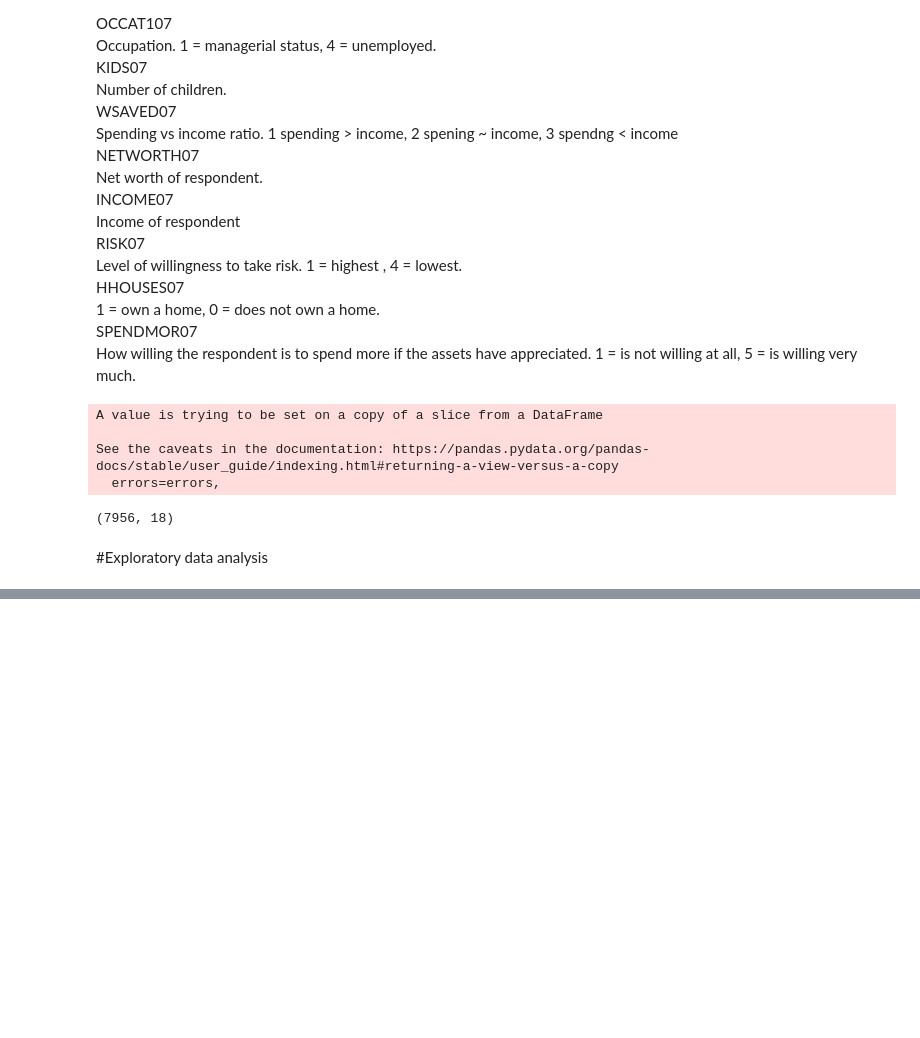
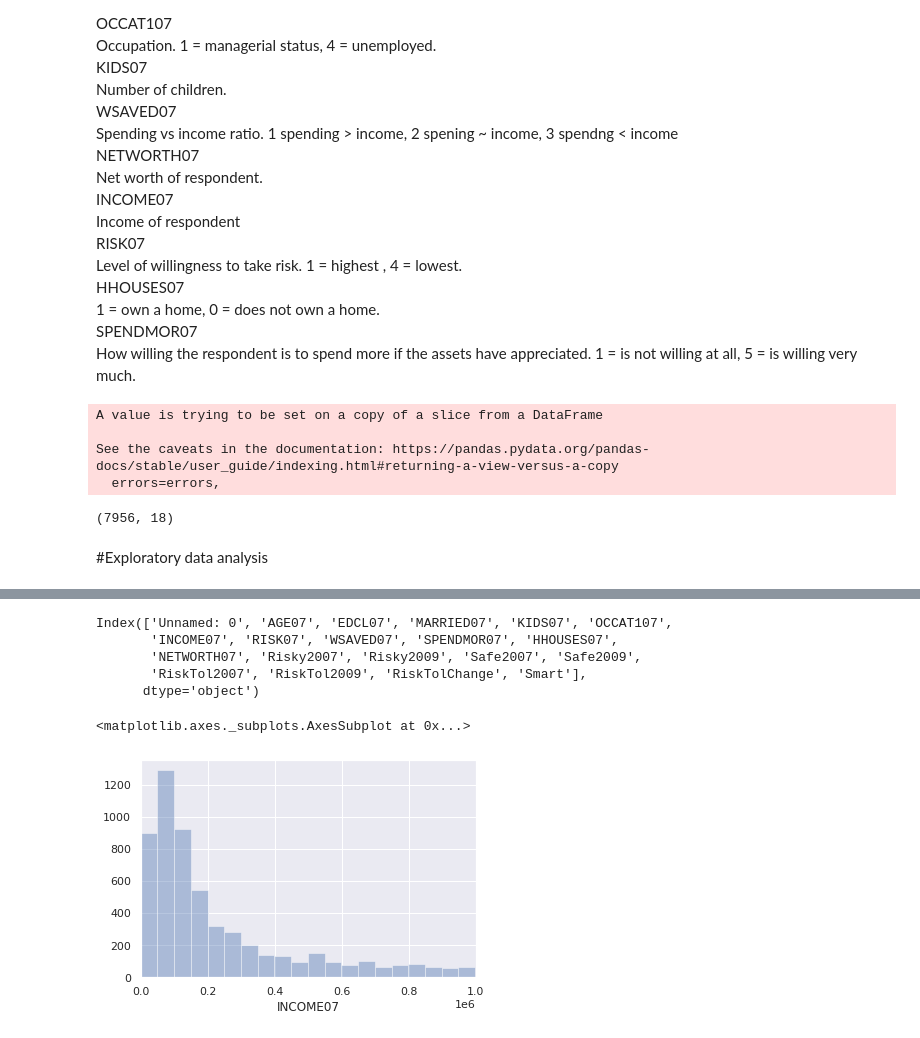
Before and after one commit to tomasz-te/Risk-Tolerance, a Jupyter notebook: Investor_risk_tolerance.ipynb, the cells around one changed output, grey strips where cells are left out. Cells and saved outputs as stored; diff of their text form; code cells hidden in the pictures; blank space fills up the shorter version.

```diff
--- a/Investor_risk_tolerance.ipynb
+++ b/Investor_risk_tolerance.ipynb
@@ -136,0 +145,14 @@ plt.show()
+# %%
+df.columns
+# %% [output]
+Index(['Unnamed: 0', 'AGE07', 'EDCL07', 'MARRIED07', 'KIDS07', 'OCCAT107',
+       'INCOME07', 'RISK07', 'WSAVED07', 'SPENDMOR07', 'HHOUSES07',
+       'NETWORTH07', 'Risky2007', 'Risky2009', 'Safe2007', 'Safe2009',
+       'RiskTol2007', 'RiskTol2009', 'RiskTolChange', 'Smart'],
+      dtype='object')
+# %%
+plt.xlim(0,1000000)
+sns.distplot(df[df['INCOME07']<1000000]['INCOME07'], kde=False, bins=20)
+# %% [output]
+<matplotlib.axes._subplots.AxesSubplot at 0x...>
+[figure, added]
```
Also changed, not shown: parts of 17 cells of this notebook.
